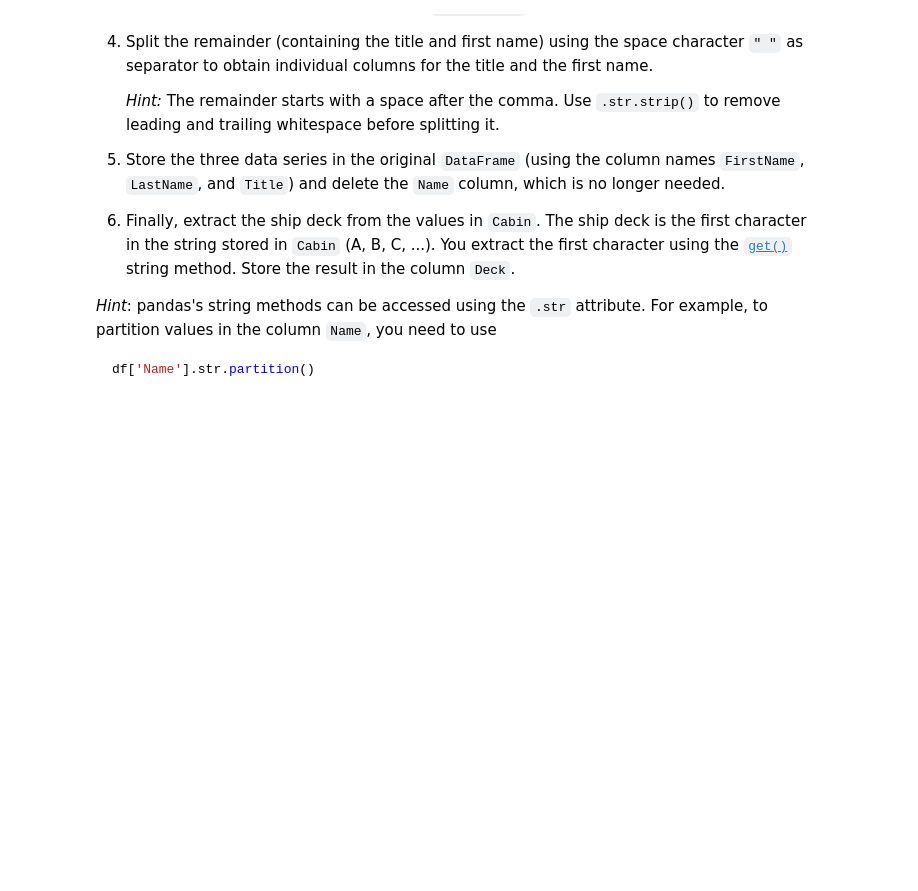
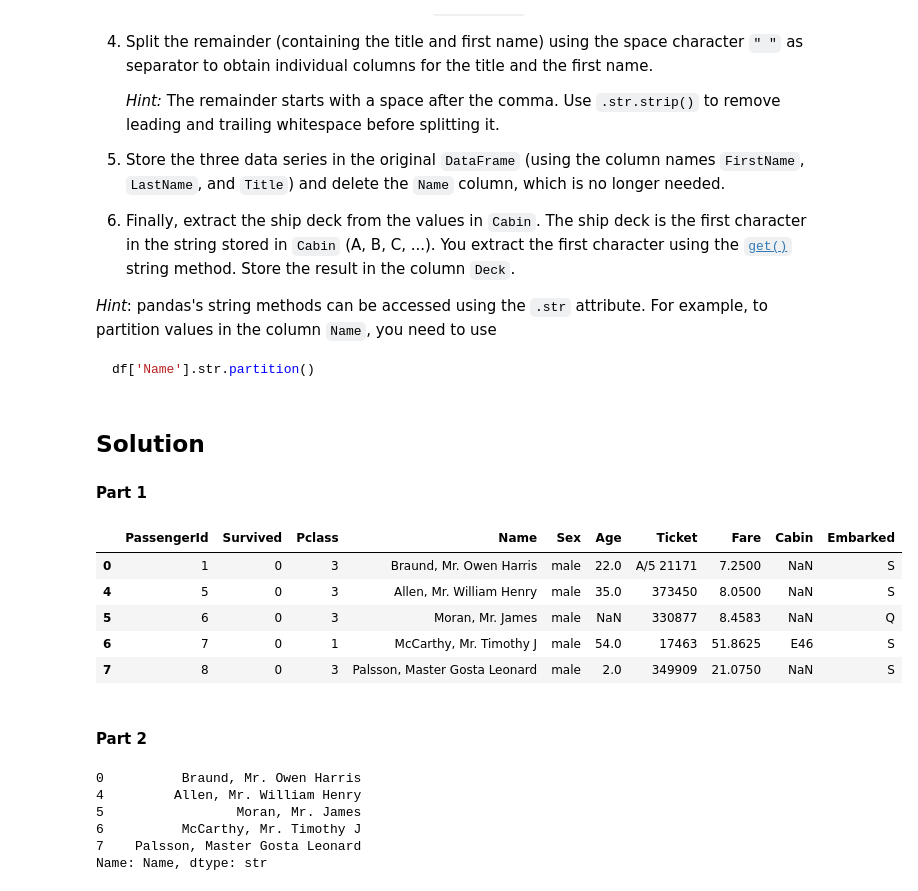
Before and after one commit to borresen18/TECH2-H26, a Jupyter notebook: workshops/workshop2/workshop2 HB2.ipynb, the cells around one changed output. Saved outputs shown, nothing was run; the diff lists cells and outputs as text; code cells hidden in the pictures; blank space fills up the shorter version.

````diff
--- a/workshops/workshop2/workshop2 HB2.ipynb
+++ b/workshops/workshop2/workshop2 HB2.ipynb
@@ -443,3 +443,33 @@ to partition values in the column `Name`, you need to use
 ```python
 df['Name'].str.partition()
 ```
+# %% [markdown]
+## Solution
+#### Part 1
+# %%
+import pandas as pd
+
+
+file = "../../data/titanic.csv"
+df = pd.read_csv(file)
+
+df_male = df.query("Sex == 'male'")
+df_male.head(5)
+# %% [output]
+|  | PassengerId | Survived | Pclass | Name | Sex | Age | Ticket | Fare | Cabin | Embarked |
+| 0 | 1 | 0 | 3 | Braund, Mr. Owen Harris | male | 22.0 | A/5 21171 | 7.2500 | NaN | S |
+| 4 | 5 | 0 | 3 | Allen, Mr. William Henry | male | 35.0 | 373450 | 8.0500 | NaN | S |
+| 5 | 6 | 0 | 3 | Moran, Mr. James | male | NaN | 330877 | 8.4583 | NaN | Q |
+| 6 | 7 | 0 | 1 | McCarthy, Mr. Timothy J | male | 54.0 | 17463 | 51.8625 | E46 | S |
+| 7 | 8 | 0 | 3 | Palsson, Master Gosta Leonard | male | 2.0 | 349909 | 21.0750 | NaN | S |
+# %% [markdown]
+#### Part 2
+# %%
+df_male["Name"].head(5)
+# %% [output]
+0          Braund, Mr. Owen Harris
+4         Allen, Mr. William Henry
+5                 Moran, Mr. James
+6          McCarthy, Mr. Timothy J
+7    Palsson, Master Gosta Leonard
+Name: Name, dtype: str
````
Also changed, not shown: parts of 8 cells of this notebook, 1 other file.
